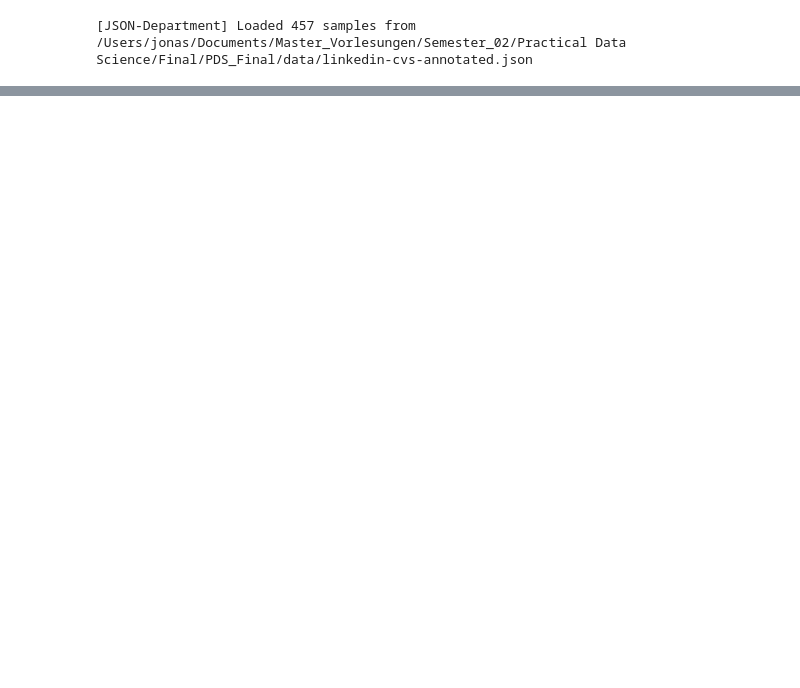
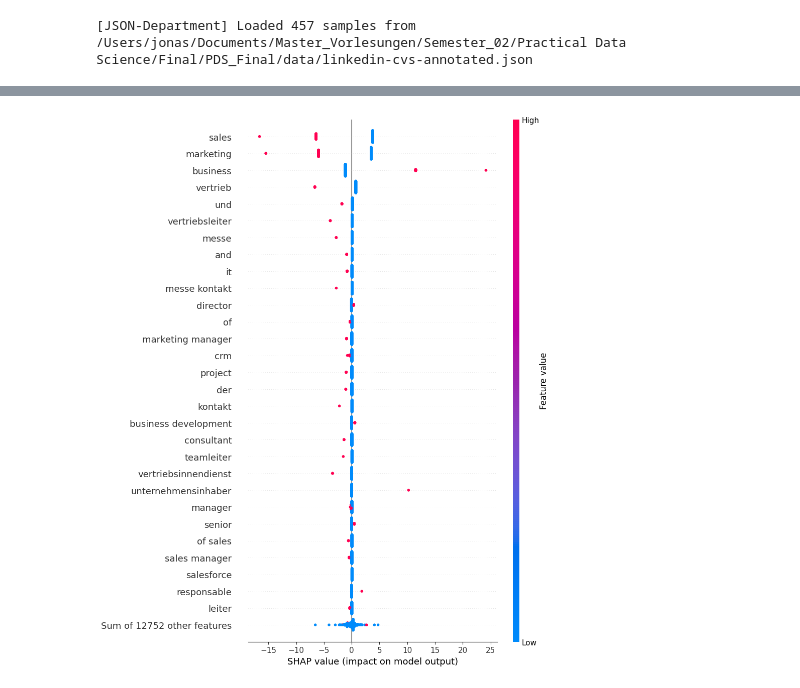
Before and after one commit to JonasEwn/PDS_Final, a Jupyter notebook: task_six/bow_department.ipynb, the cells around one changed output, grey strips where cells are left out. Drawn from its saved outputs; the diff is of its cells as text; code cells hidden in the pictures; blank space fills up the shorter version.

```diff
--- a/task_six/bow_department.ipynb
+++ b/task_six/bow_department.ipynb
@@ -329,0 +375,5 @@ Confusion Matrix
+# %%
+shap.plots.beeswarm(shap_values_class, max_display=30)
+plt.show()
+# %% [output]
+[figure, added]
```
Also changed, not shown: parts of 10 cells of this notebook, 3 other files.
